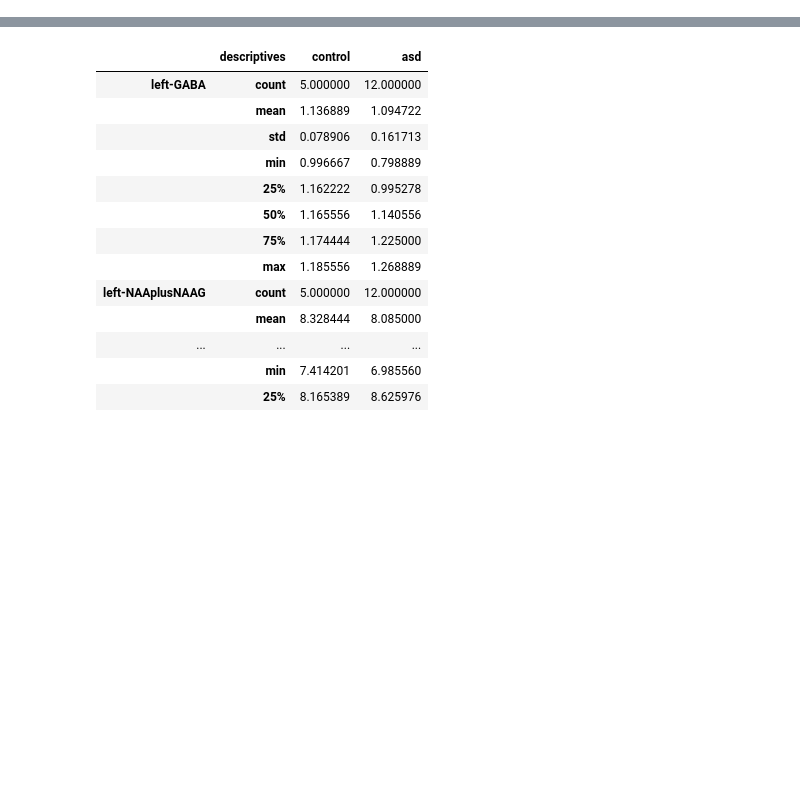
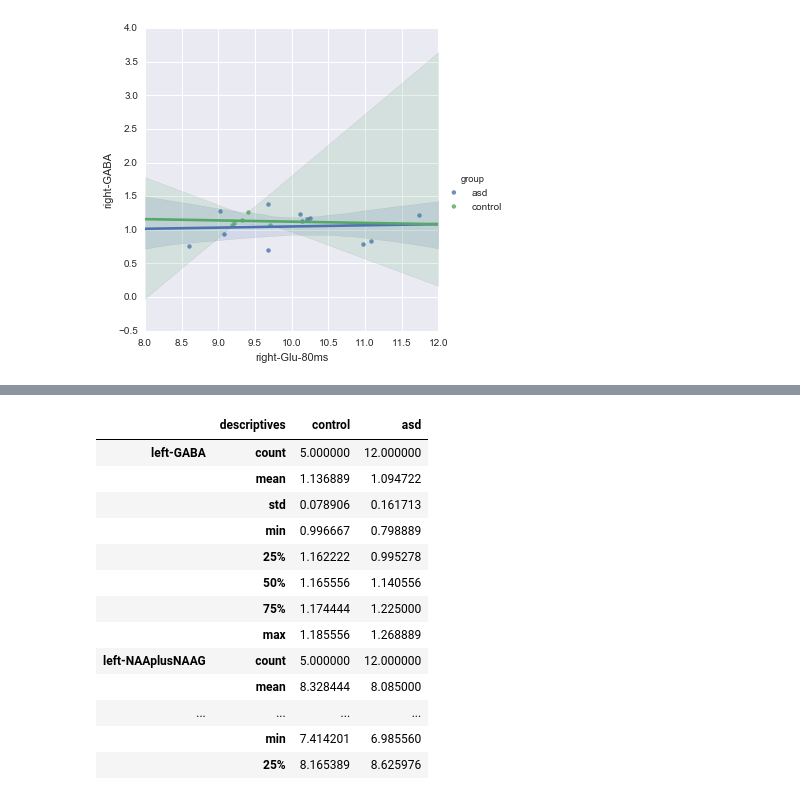
Before and after one commit to mrjeffstevenson3/mmimproc, a Jupyter notebook: ipn/Paros_mrs_stats_v1.ipynb, the cells around one changed output, grey strips where cells are left out. Saved outputs shown, nothing was run; the diff lists cells and outputs as text; code cells hidden in the pictures; blank space fills up the shorter version.

```diff
--- a/ipn/Paros_mrs_stats_v1.ipynb
+++ b/ipn/Paros_mrs_stats_v1.ipynb
@@ -51,0 +105,4 @@ setting root data directory to scotty.
+# %%
+mlr = sb.lmplot(x='right-Glu-80ms', y='right-GABA', hue='group', data=rt_corr_metab)
+# %% [output]
+[figure, added]
```
Also changed, not shown: parts of 5 cells of this notebook, 7 other files.
